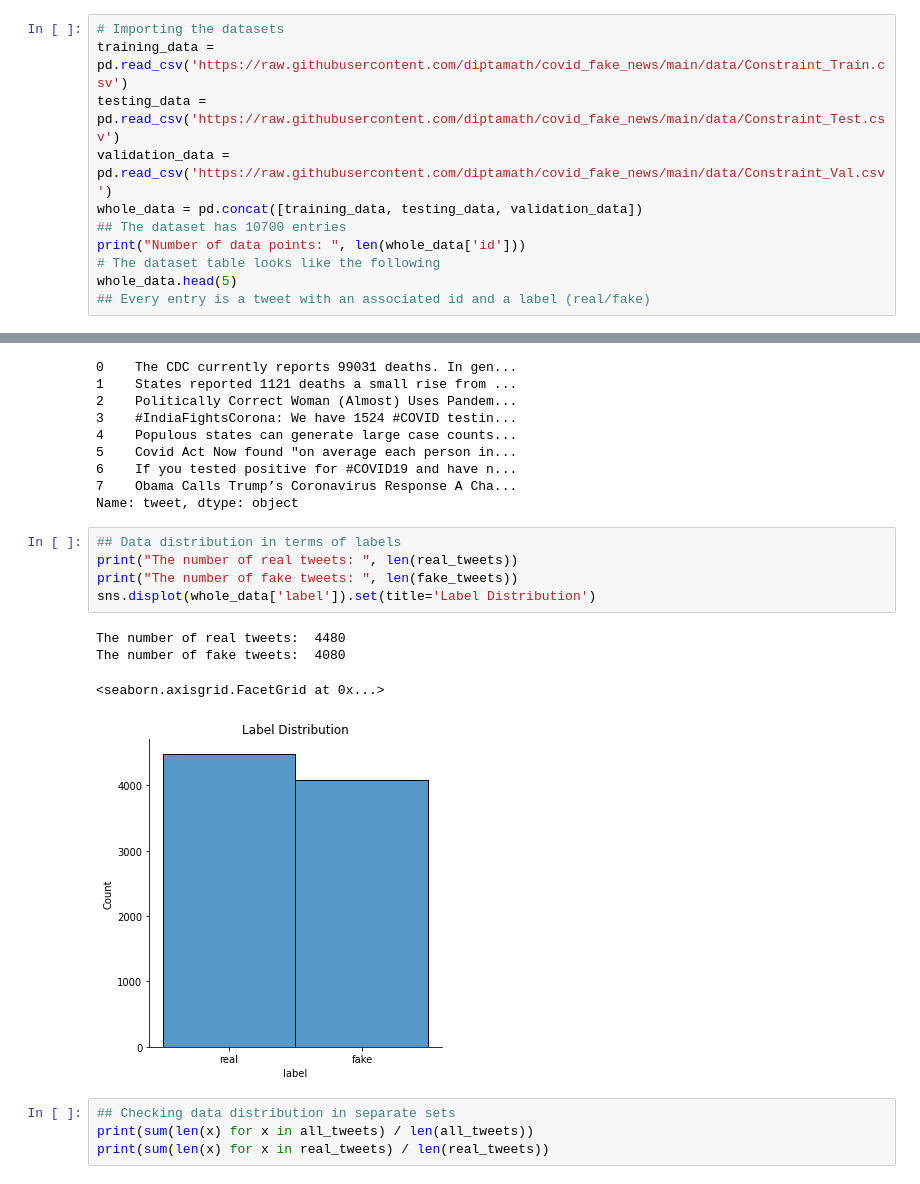
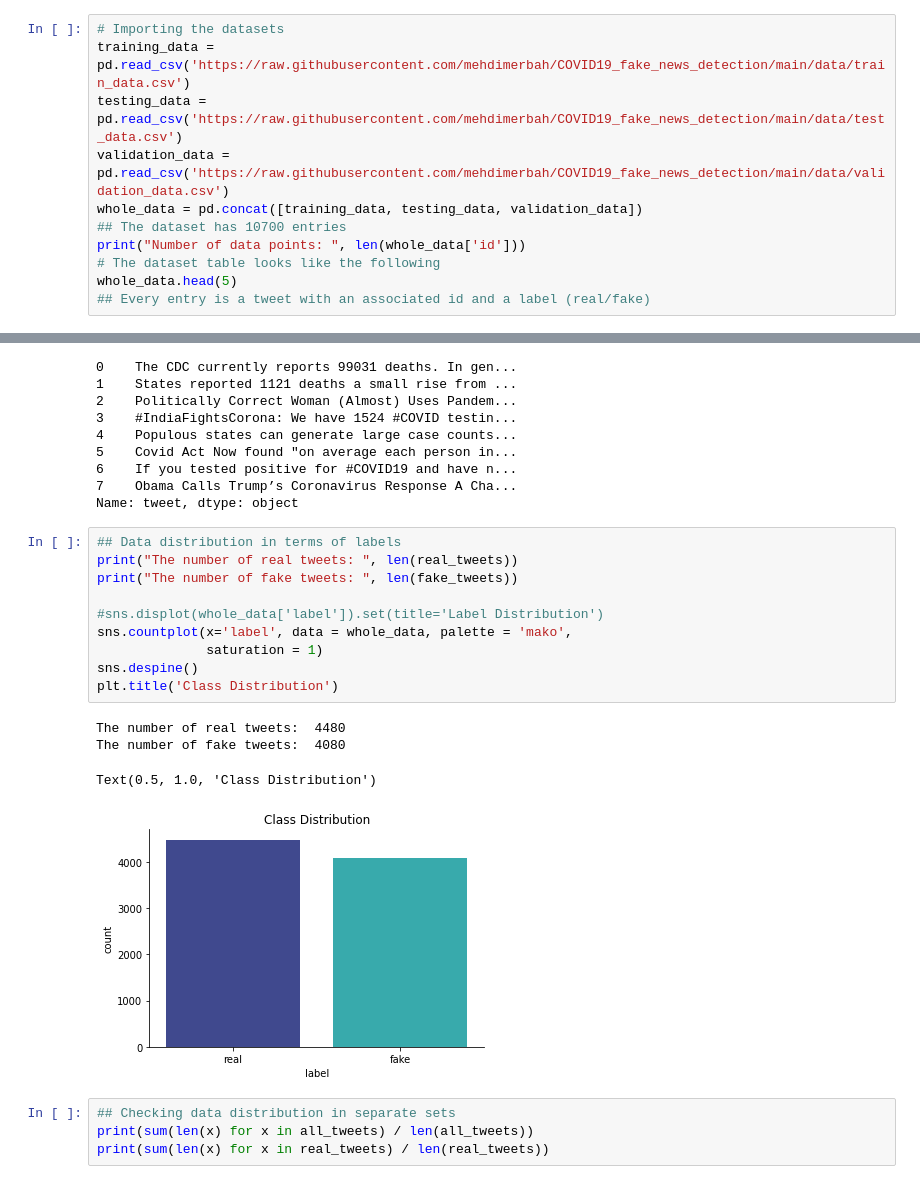
Before and after one commit to mehdimerbah/COVID19_fake_news_detection, a Jupyter notebook: DataSetExploration.ipynb, the cells around one changed output, grey strips where cells are left out. Drawn from its saved outputs; the diff is of its cells as text.

Commit message:
Updated plots.

```diff
--- a/DataSetExploration.ipynb
+++ b/DataSetExploration.ipynb
@@ -15,9 +15,9 @@ stopwords = set(STOPWORDS)
 The data has been already split into training, testing and validation sets by the original authors so we just import the csv files as is and merge them into one big dataset for statistical comparison.
 # %%
 # Importing the datasets
-training_data = pd.read_csv('https://raw.githubusercontent.com/diptamath/covid_fake_news/main/data/Constraint_Train.csv')
-testing_data = pd.read_csv('https://raw.githubusercontent.com/diptamath/covid_fake_news/main/data/Constraint_Test.csv')
-validation_data = pd.read_csv('https://raw.githubusercontent.com/diptamath/covid_fake_news/main/data/Constraint_Val.csv')
+training_data = pd.read_csv('https://raw.githubusercontent.com/mehdimerbah/COVID19_fake_news_detection/main/data/train_data.csv')
+testing_data = pd.read_csv('https://raw.githubusercontent.com/mehdimerbah/COVID19_fake_news_detection/main/data/test_data.csv')
+validation_data = pd.read_csv('https://raw.githubusercontent.com/mehdimerbah/COVID19_fake_news_detection/main/data/validation_data.csv')
 whole_data = pd.concat([training_data, testing_data, validation_data])
 ## The dataset has 10700 entries
 print("Number of data points: ", len(whole_data['id']))
@@ -50,13 +50,18 @@ Name: tweet, dtype: object
 # %%
 ## Data distribution in terms of labels
 print("The number of real tweets: ", len(real_tweets))
 print("The number of fake tweets: ", len(fake_tweets))
-sns.displot(whole_data['label']).set(title='Label Distribution')
+
+#sns.displot(whole_data['label']).set(title='Label Distribution')
+sns.countplot(x='label', data = whole_data, palette = 'mako',
+              saturation = 1)
+sns.despine()
+plt.title('Class Distribution')
 # %% [output]
 The number of real tweets:  4480
 The number of fake tweets:  4080
-<seaborn.axisgrid.FacetGrid at 0x...>
+Text(0.5, 1.0, 'Class Distribution')
-[figure, old version]
+[figure, new version]
 # %%
 ## Checking data distribution in separate sets
 print(sum(len(x) for x in all_tweets) / len(all_tweets))
```
Also changed, not shown: parts of 4 cells of this notebook.
